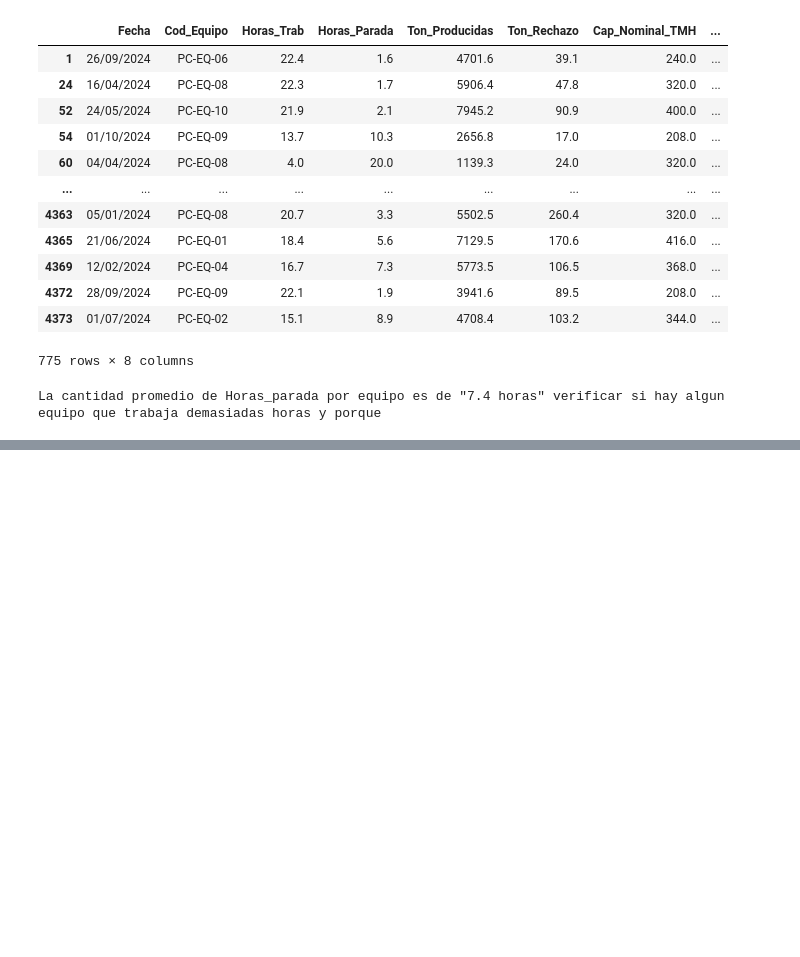
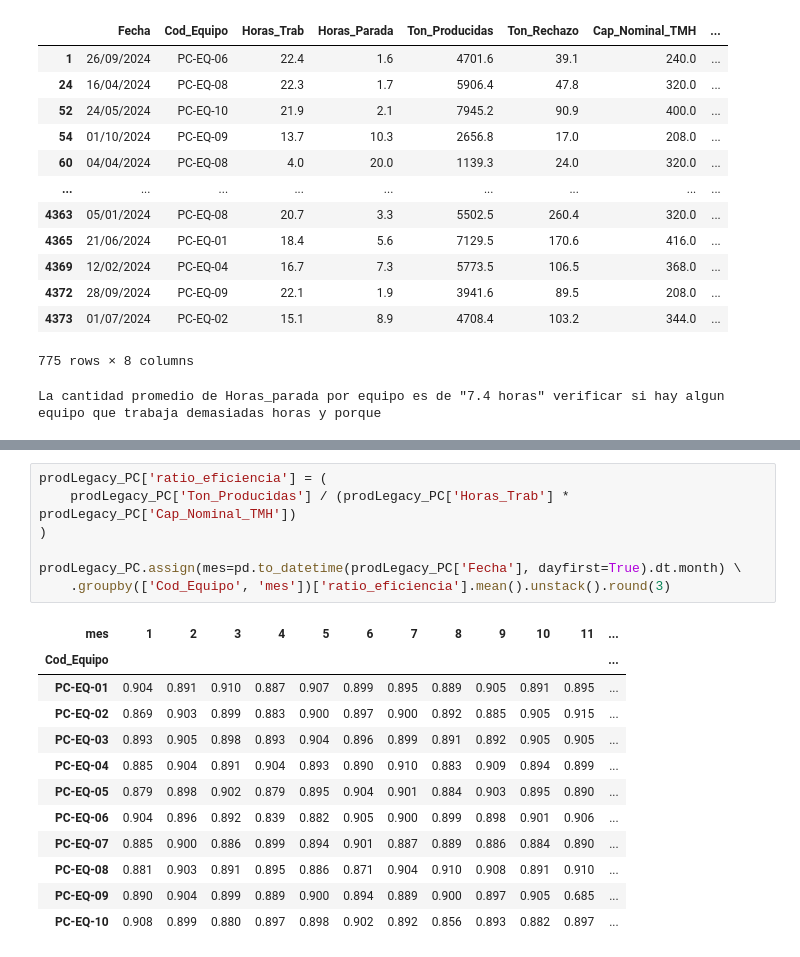
Before and after one commit to josue789a/Mineria-simulacion-v2, a Jupyter notebook: notebooks/Exploracion1.ipynb, the cells around one changed output, grey strips where cells are left out. Saved outputs shown, nothing was run; the diff lists cells and outputs as text; blank space fills up the shorter version.

```diff
--- a/notebooks/Exploracion1.ipynb
+++ b/notebooks/Exploracion1.ipynb
@@ -945,0 +1011,20 @@ print(outliers_HP['mes'].value_counts().sort_index())
+# %%
+prodLegacy_PC['ratio_eficiencia'] = (
+    prodLegacy_PC['Ton_Producidas'] / (prodLegacy_PC['Horas_Trab'] * prodLegacy_PC['Cap_Nominal_TMH'])
+)
+
+prodLegacy_PC.assign(mes=pd.to_datetime(prodLegacy_PC['Fecha'], dayfirst=True).dt.month) \
+    .groupby(['Cod_Equipo', 'mes'])['ratio_eficiencia'].mean().unstack().round(3)
+# %% [output]
+| mes | 1 | 2 | 3 | 4 | 5 | 6 | 7 | 8 | 9 | 10 | 11 | ... |
+| Cod_Equipo |  |  |  |  |  |  |  |  |  |  |  | ... |
+| PC-EQ-01 | 0.904 | 0.891 | 0.910 | 0.887 | 0.907 | 0.899 | 0.895 | 0.889 | 0.905 | 0.891 | 0.895 | ... |
+| PC-EQ-02 | 0.869 | 0.903 | 0.899 | 0.883 | 0.900 | 0.897 | 0.900 | 0.892 | 0.885 | 0.905 | 0.915 | ... |
+| PC-EQ-03 | 0.893 | 0.905 | 0.898 | 0.893 | 0.904 | 0.896 | 0.899 | 0.891 | 0.892 | 0.905 | 0.905 | ... |
+| PC-EQ-04 | 0.885 | 0.904 | 0.891 | 0.904 | 0.893 | 0.890 | 0.910 | 0.883 | 0.909 | 0.894 | 0.899 | ... |
+| PC-EQ-05 | 0.879 | 0.898 | 0.902 | 0.879 | 0.895 | 0.904 | 0.901 | 0.884 | 0.903 | 0.895 | 0.890 | ... |
+| PC-EQ-06 | 0.904 | 0.896 | 0.892 | 0.839 | 0.882 | 0.905 | 0.900 | 0.899 | 0.898 | 0.901 | 0.906 | ... |
+| PC-EQ-07 | 0.885 | 0.900 | 0.886 | 0.899 | 0.894 | 0.901 | 0.887 | 0.889 | 0.886 | 0.884 | 0.890 | ... |
+| PC-EQ-08 | 0.881 | 0.903 | 0.891 | 0.895 | 0.886 | 0.871 | 0.904 | 0.910 | 0.908 | 0.891 | 0.910 | ... |
+| PC-EQ-09 | 0.890 | 0.904 | 0.899 | 0.889 | 0.900 | 0.894 | 0.889 | 0.900 | 0.897 | 0.905 | 0.685 | ... |
+| PC-EQ-10 | 0.908 | 0.899 | 0.880 | 0.897 | 0.898 | 0.902 | 0.892 | 0.856 | 0.893 | 0.882 | 0.897 | ... |
```
Also changed, not shown: parts of 7 cells of this notebook.
